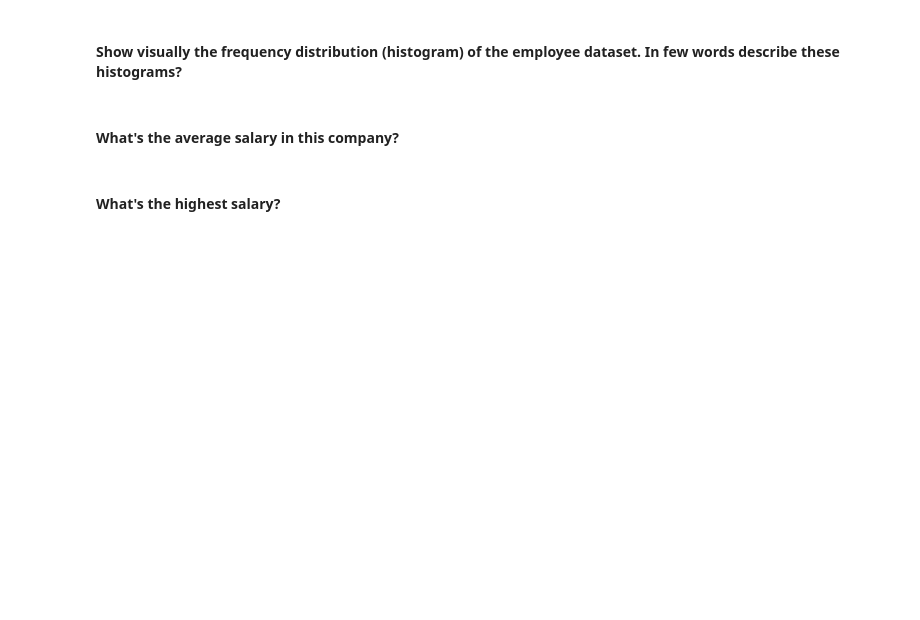
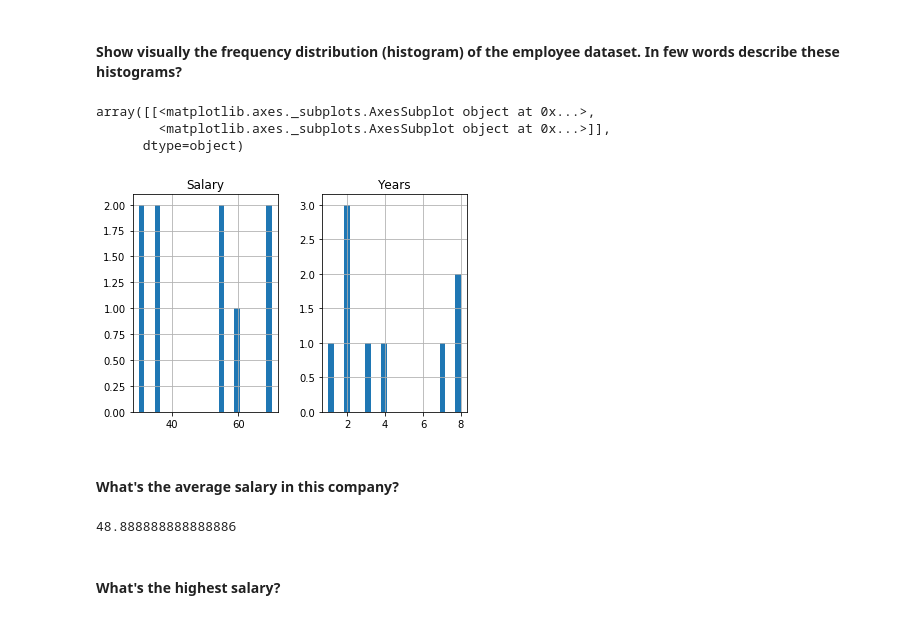
Before and after one commit to ta-data-mex/lab-subsetting-and-descriptive-stats, a Jupyter notebook: your-code/main.ipynb, the cells around one changed output. Saved outputs shown, nothing was run; the diff lists cells and outputs as text; code cells hidden in the pictures; blank space fills up the shorter version.

```diff
--- a/your-code/main.ipynb
+++ b/your-code/main.ipynb
@@ -60,0 +108,3 @@ import pandas as pd
+# %%
+employee = pd.read_csv('employee.csv')
+employee
@@ -68,0 +183,7 @@ import pandas as pd
+# %%
+employee.hist(bins = 25)
+# %% [output]
+array([[<matplotlib.axes._subplots.AxesSubplot object at 0x...>,
+        <matplotlib.axes._subplots.AxesSubplot object at 0x...>]],
+      dtype=object)
+[figure, added]
@@ -73,2 +195,6 @@ import pandas as pd
+# %%
+employee['Salary'].mean()
+# %% [output]
+48.888888888888886
 # %% [markdown]
 #### What's the highest salary?
```
Also changed, not shown: parts of 65 cells of this notebook.
